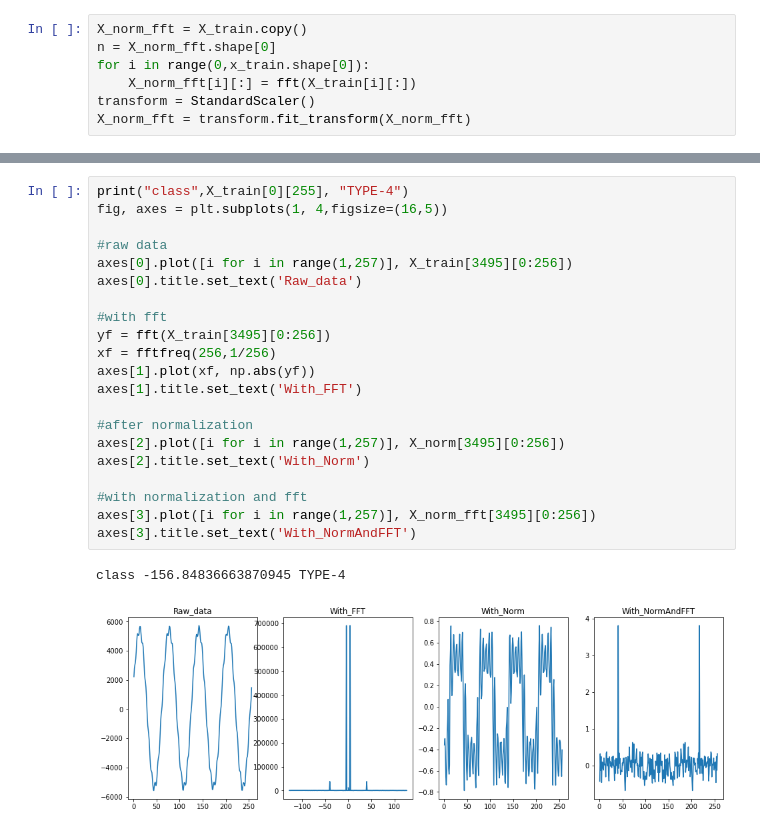
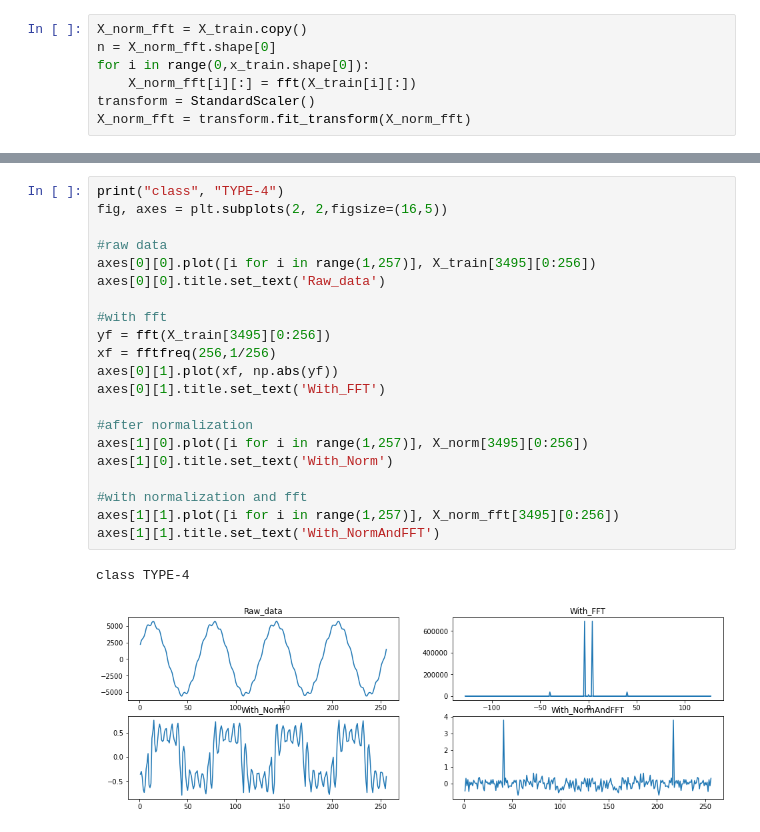
Before and after one commit to purush34/Amrita_Honeywell_Hackathon, a Jupyter notebook: EDA/EDA_on_Dataset2_final.ipynb, the cells around one changed output, grey strips where cells are left out. Cells and saved outputs as stored; diff of their text form.

```diff
--- a/EDA/EDA_on_Dataset2_final.ipynb
+++ b/EDA/EDA_on_Dataset2_final.ipynb
@@ -155,25 +155,25 @@ class -156.84836663870945 TYPE-3
 # %%
-print("class",X_train[0][255], "TYPE-4")
-fig, axes = plt.subplots(1, 4,figsize=(16,5))
+print("class", "TYPE-4")
+fig, axes = plt.subplots(2, 2,figsize=(16,5))
 
 #raw data
-axes[0].plot([i for i in range(1,257)], X_train[3495][0:256])
-axes[0].title.set_text('Raw_data')
+axes[0][0].plot([i for i in range(1,257)], X_train[3495][0:256])
+axes[0][0].title.set_text('Raw_data')
 
 #with fft
 yf = fft(X_train[3495][0:256])
 xf = fftfreq(256,1/256)
-axes[1].plot(xf, np.abs(yf))
-axes[1].title.set_text('With_FFT')
+axes[0][1].plot(xf, np.abs(yf))
+axes[0][1].title.set_text('With_FFT')
 
 #after normalization
-axes[2].plot([i for i in range(1,257)], X_norm[3495][0:256])
-axes[2].title.set_text('With_Norm')
+axes[1][0].plot([i for i in range(1,257)], X_norm[3495][0:256])
+axes[1][0].title.set_text('With_Norm')
 
 #with normalization and fft
-axes[3].plot([i for i in range(1,257)], X_norm_fft[3495][0:256])
-axes[3].title.set_text('With_NormAndFFT')
+axes[1][1].plot([i for i in range(1,257)], X_norm_fft[3495][0:256])
+axes[1][1].title.set_text('With_NormAndFFT')
 # %% [output]
-class -156.84836663870945 TYPE-4
+class TYPE-4
-[figure, old version]
+[figure, new version]
 # %%
```
Also changed, not shown: parts of 5 cells of this notebook, 1 other file.
